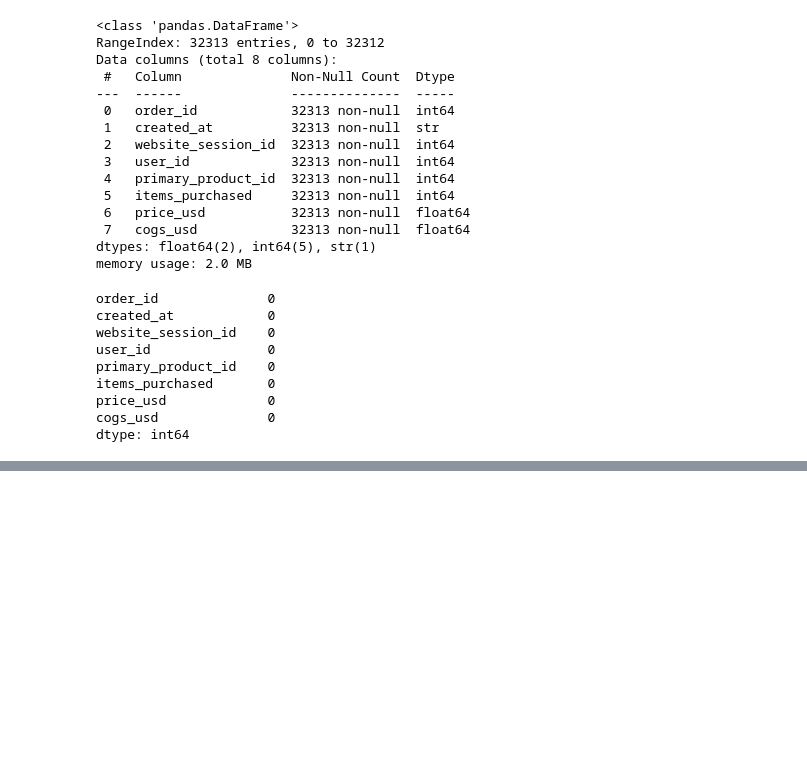
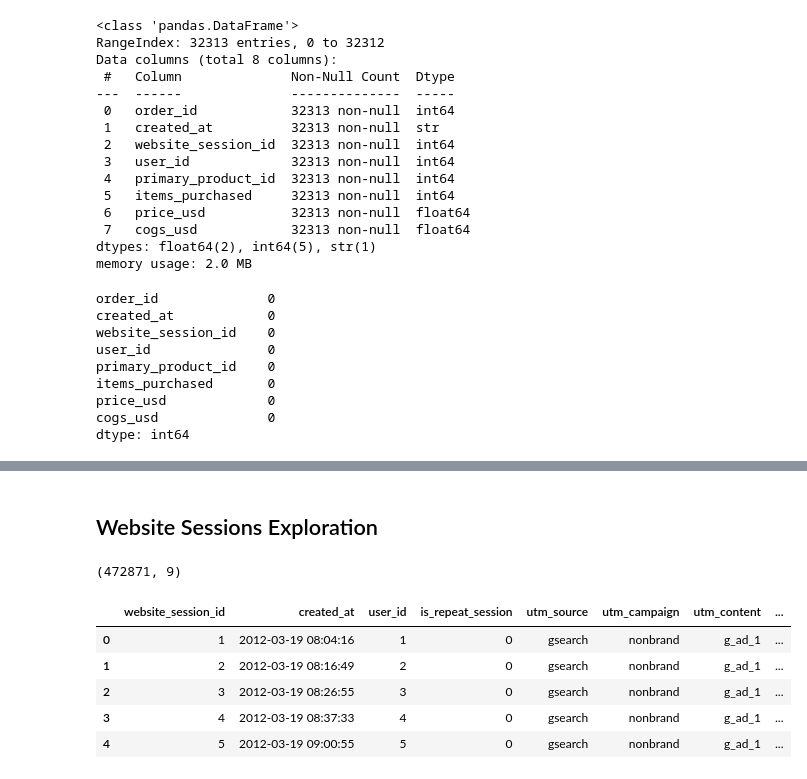
Before and after one commit to danielphilip12/ToyStoreEcommerce, a Jupyter notebook: notebook/01-eda.ipynb, the cells around one changed output, grey strips where cells are left out. Drawn from its saved outputs; the diff is of its cells as text; code cells hidden in the pictures; blank space fills up the shorter version.

```diff
--- a/notebook/01-eda.ipynb
+++ b/notebook/01-eda.ipynb
@@ -43,0 +355,17 @@ dtype: int64
+# %% [markdown]
+## Website Sessions Exploration
+# %%
+df_sessions = pd.read_csv('../data/website_sessions.csv')
+# %%
+df_sessions.shape
+# %% [output]
+(472871, 9)
+# %%
+df_sessions.head()
+# %% [output]
+|  | website_session_id | created_at | user_id | is_repeat_session | utm_source | utm_campaign | utm_content | ... |
+| 0 | 1 | 2012-03-19 08:04:16 | 1 | 0 | gsearch | nonbrand | g_ad_1 | ... |
+| 1 | 2 | 2012-03-19 08:16:49 | 2 | 0 | gsearch | nonbrand | g_ad_1 | ... |
+| 2 | 3 | 2012-03-19 08:26:55 | 3 | 0 | gsearch | nonbrand | g_ad_1 | ... |
+| 3 | 4 | 2012-03-19 08:37:33 | 4 | 0 | gsearch | nonbrand | g_ad_1 | ... |
+| 4 | 5 | 2012-03-19 09:00:55 | 5 | 0 | gsearch | nonbrand | g_ad_1 | ... |
```
Also changed, not shown: parts of 44 cells of this notebook.
